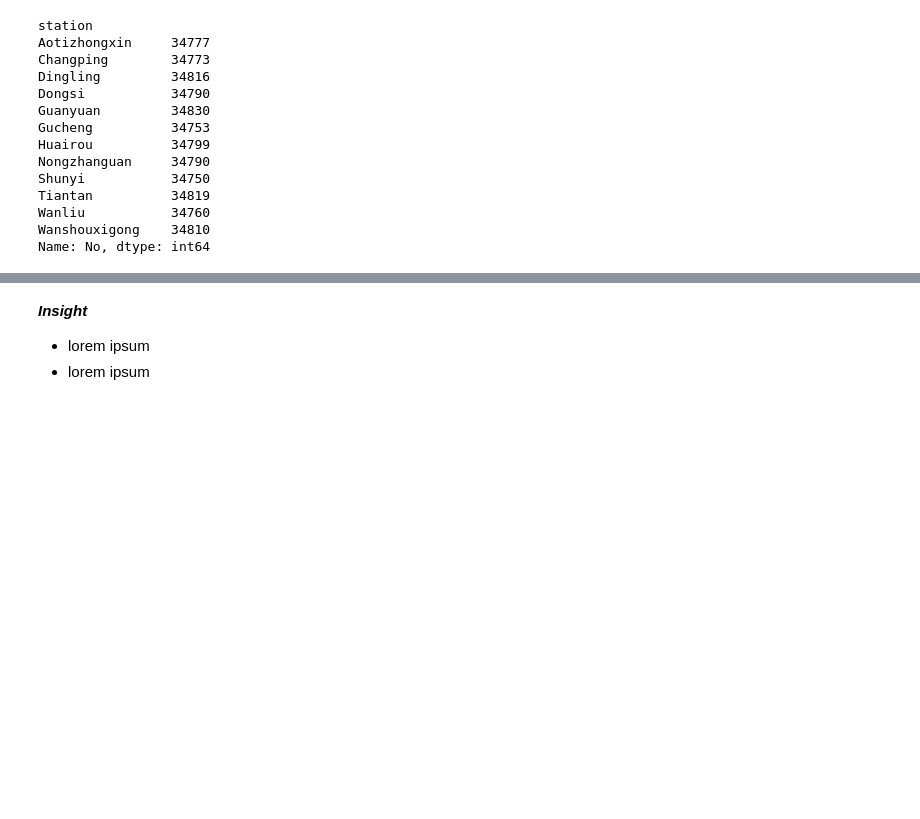
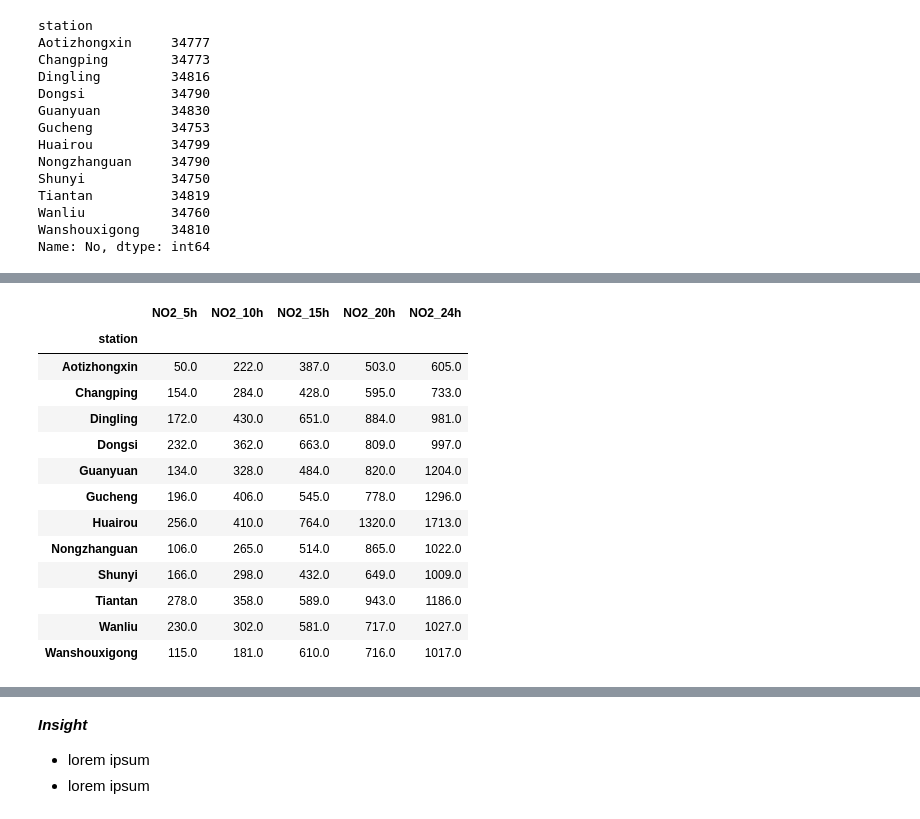
Before and after one commit to Azuredeer/Air-Quality, a Jupyter notebook: analysis_air.ipynb, the cells around one changed output, grey strips where cells are left out. Drawn from its saved outputs; the diff is of its cells as text; code cells hidden in the pictures; blank space fills up the shorter version.

```diff
--- a/analysis_air.ipynb
+++ b/analysis_air.ipynb
@@ -2047,0 +2153,35 @@ Name: No, dtype: int64
+# %%
+# sorting berdasarkan kolom stasiun
+all_data = all_data.sort_values(by=['station'])
+
+# waktu dalam jam
+time_windows = [5, 10, 15, 20, 24]
+
+# Hitung total NO2 untuk setiap waktu
+for window in time_windows:
+    all_data[f'NO2_{window}h'] = (
+        all_data.groupby('station')['PM10']
+        .rolling(window=window, min_periods=1)
+        .sum()
+        .reset_index(level=0, drop=True)
+    )
+
+result_no2 = all_data.groupby('station')[[f'NO2_{w}h' for w in time_windows]].last()
+
+# Hasil NO2 (Natrium Dioksida)
+result_no2
+# %% [output]
+|  | NO2_5h | NO2_10h | NO2_15h | NO2_20h | NO2_24h |
+| station |  |  |  |  |  |
+| Aotizhongxin | 50.0 | 222.0 | 387.0 | 503.0 | 605.0 |
+| Changping | 154.0 | 284.0 | 428.0 | 595.0 | 733.0 |
+| Dingling | 172.0 | 430.0 | 651.0 | 884.0 | 981.0 |
+| Dongsi | 232.0 | 362.0 | 663.0 | 809.0 | 997.0 |
+| Guanyuan | 134.0 | 328.0 | 484.0 | 820.0 | 1204.0 |
+| Gucheng | 196.0 | 406.0 | 545.0 | 778.0 | 1296.0 |
+| Huairou | 256.0 | 410.0 | 764.0 | 1320.0 | 1713.0 |
+| Nongzhanguan | 106.0 | 265.0 | 514.0 | 865.0 | 1022.0 |
+| Shunyi | 166.0 | 298.0 | 432.0 | 649.0 | 1009.0 |
+| Tiantan | 278.0 | 358.0 | 589.0 | 943.0 | 1186.0 |
+| Wanliu | 230.0 | 302.0 | 581.0 | 717.0 | 1027.0 |
+| Wanshouxigong | 115.0 | 181.0 | 610.0 | 716.0 | 1017.0 |
```
Also changed, not shown: parts of 9 cells of this notebook.
